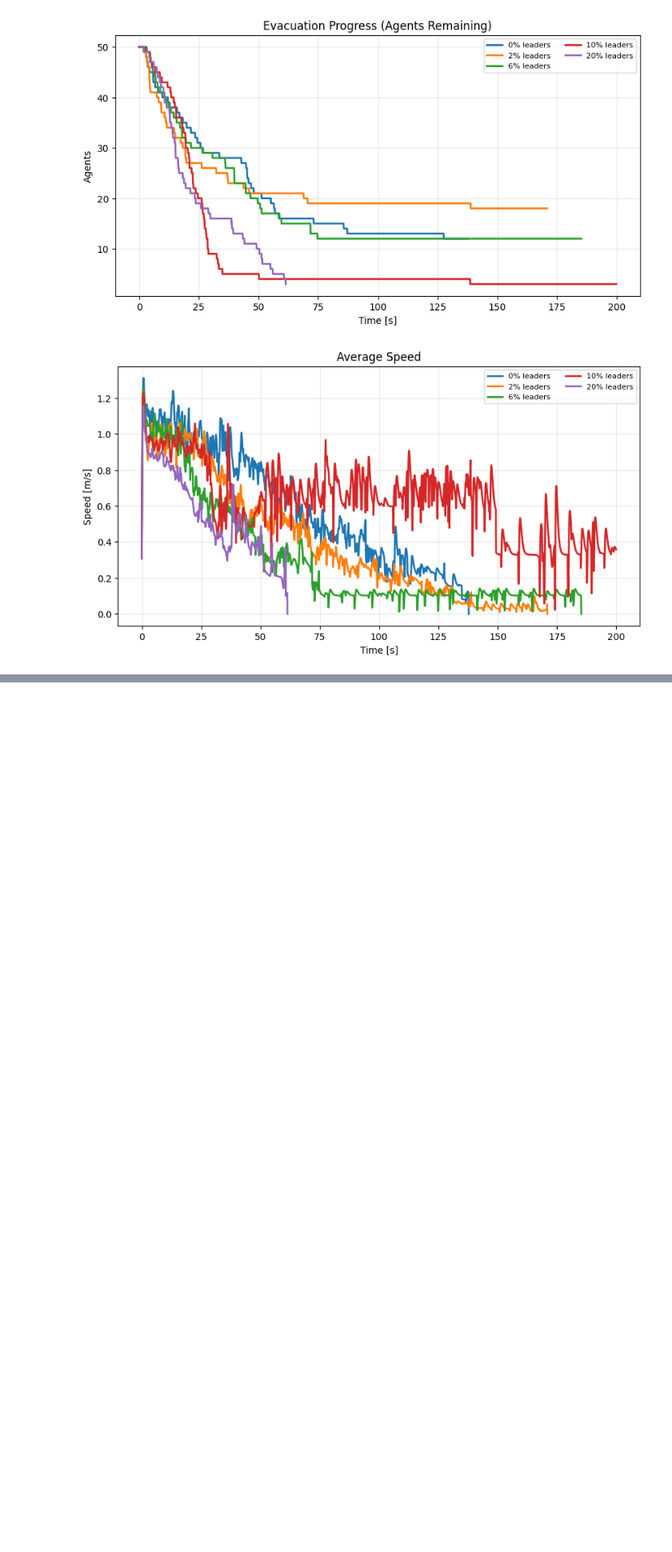
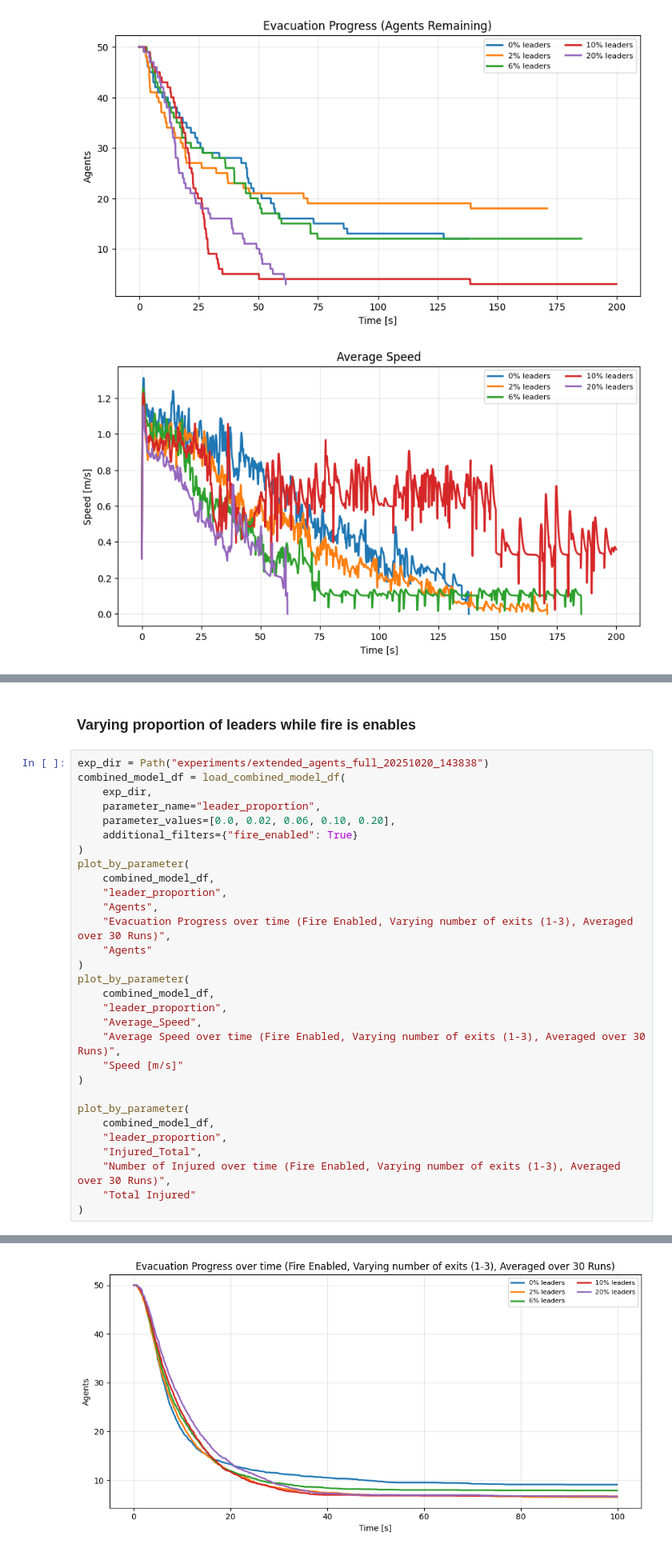
Before and after one commit to NikiLalev/dmas_project, a Jupyter notebook: src/simulation_results.ipynb, the cells around one changed output, grey strips where cells are left out. Shown at 80% size. Saved outputs shown, nothing was run; the diff lists cells and outputs as text; blank space fills up the shorter version.

```diff
--- a/src/simulation_results.ipynb
+++ b/src/simulation_results.ipynb
@@ -251,0 +479,33 @@ plot_by_leader('Average_Speed', 'Average Speed', 'Speed [m/s]')
+# %% [markdown]
+### Varying proportion of leaders while fire is enables
+# %%
+exp_dir = Path("experiments/extended_agents_full_20251020_143838")
+combined_model_df = load_combined_model_df(
+    exp_dir,
+    parameter_name="leader_proportion",
+    parameter_values=[0.0, 0.02, 0.06, 0.10, 0.20],
+    additional_filters={"fire_enabled": True}
+)
+plot_by_parameter(
+    combined_model_df,
+    "leader_proportion",
+    "Agents",
+    "Evacuation Progress over time (Fire Enabled, Varying number of exits (1-3), Averaged over 30 Runs)",
+    "Agents"
+)
+plot_by_parameter(
+    combined_model_df,
+    "leader_proportion",
+    "Average_Speed",
+    "Average Speed over time (Fire Enabled, Varying number of exits (1-3), Averaged over 30 Runs)",
+    "Speed [m/s]"
+)
+
+plot_by_parameter(
+    combined_model_df,
+    "leader_proportion",
+    "Injured_Total",
+    "Number of Injured over time (Fire Enabled, Varying number of exits (1-3), Averaged over 30 Runs)",
+    "Total Injured"
+)
+# %% [output]
@@ -251,0 +529 @@ plot_by_leader('Average_Speed', 'Average Speed', 'Speed [m/s]')
+[figure, added]
```
Also changed, not shown: parts of 9 cells of this notebook, 7 other files.
